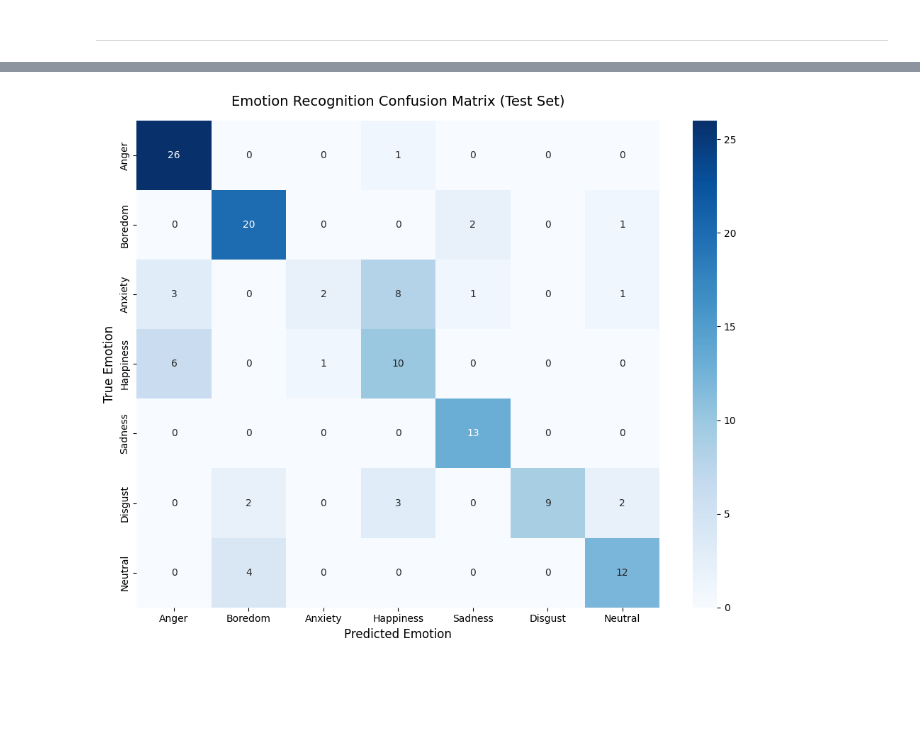
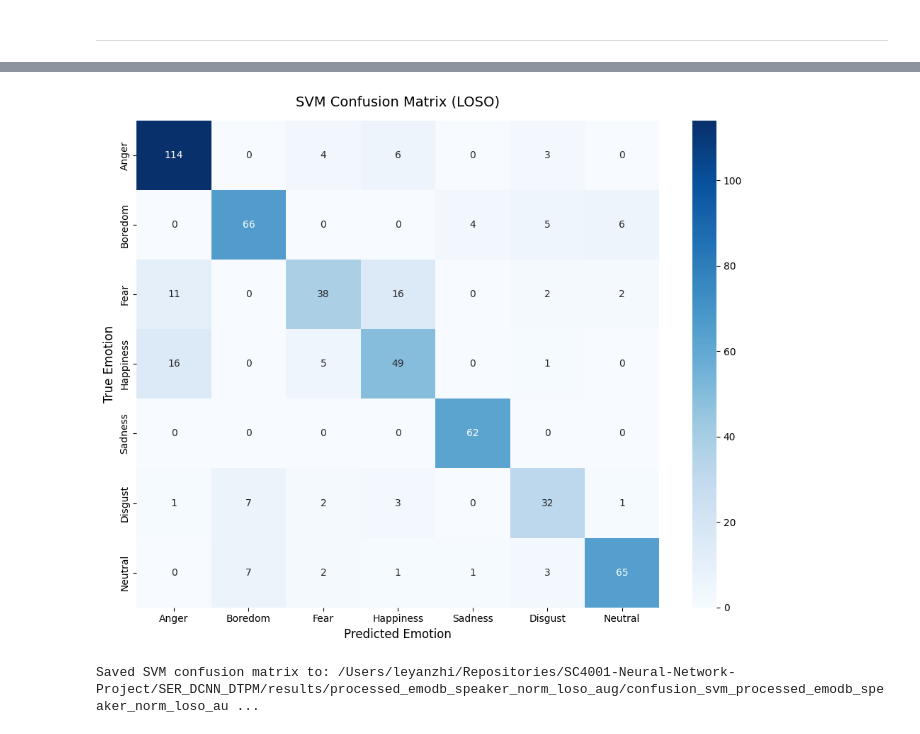
Before and after one commit to zikachuuu/SC4001-Neural-Network-Project, a Jupyter notebook: SER_DCNN_DTPM/2_dcnn_dtpm.ipynb, the cells around one changed output, grey strips where cells are left out. Drawn from its saved outputs; the diff is of its cells as text; code cells hidden in the pictures; blank space fills up the shorter version.

Commit message:
streamlined 2_dcnn_dtpm

```diff
--- a/SER_DCNN_DTPM/2_dcnn_dtpm.ipynb
+++ b/SER_DCNN_DTPM/2_dcnn_dtpm.ipynb
@@ -207,11 +360,13 @@ Validation loss increased, stopping early.
 # %%
-# Run the model on the test set to evaluate its performance
-model.load_state_dict(torch.load(DCNN_PATH, map_location=device))
-test_loss, test_accuracy = evaluate(model, test_loader, criterion)
-test_summary = f"\nTest Loss: {test_loss:.4f}, Test Accuracy: {test_accuracy:.4f}"
-print(test_summary)
+# Evaluate DCNN on test set in original mode; LOSO mode was already evaluated fold-by-fold above
+if SPLIT_MODE == "original":
+    model.load_state_dict(torch.load(DCNN_PATH, map_location=device))
+    test_loss, test_accuracy = evaluate(model, test_loader, criterion)
+    test_summary = f"\nTest Loss: {test_loss:.4f}, Test Accuracy: {test_accuracy:.4f}"
+    print(test_summary)
 
-# Append test summary into the same captured log stream
-if 'dcnn_training_logs' in globals():
-    dcnn_training_logs.append(test_summary.strip())
+    if 'dcnn_training_logs' in globals():
+        dcnn_training_logs.append(test_summary.strip())
+else:
+    print("LOSO mode: skipped single test-set evaluation (already evaluated per fold).")
 # %% [output]
@@ -628,37 +781,31 @@ Complete model successfully trained and saved!
 # %%
 from sklearn.metrics import confusion_matrix
 import matplotlib.pyplot as plt
 import seaborn as sns
 
-# 1. Define the actual string names for EMO-DB in order (0 to 6)
-# Map: 0=Anger(W), 1=Boredom(L), 2=Anxiety(A), 3=Happiness(F), 4=Sadness(T), 5=Disgust(E), 6=Neutral(N)
-EMOTION_NAMES = ['Anger', 'Boredom', 'Anxiety', 'Happiness', 'Sadness', 'Disgust', 'Neutral']
+from utility import EMOTION_ENG_MAP
 
-# 2. Calculate the confusion matrix
-cm = confusion_matrix(y_test_global, predictions)
+EMOTION_NAMES = [EMOTION_ENG_MAP[i] for i in range(len(EMOTION_ENG_MAP))]
+cm = confusion_matrix(y_test_global, predictions, labels=np.arange(len(EMOTION_NAMES)))
 
-# 3. Set up the plot aesthetics
-plt.figure(figsize=(10, 8)) # Slightly larger for better text readability
-sns.heatmap(cm,
-            annot=True,       # Show the numbers inside the boxes
-            fmt='d',          # Format as whole integers (no decimals)
-            cmap='Blues',     # Use a clean blue color gradient
-            xticklabels=EMOTION_NAMES,
-            yticklabels=EMOTION_NAMES)
-
-# 4. Add labels and title
-plt.title('Emotion Recognition Confusion Matrix (Test Set)', fontsize=14, pad=15)
+plt.figure(figsize=(10, 8))
+sns.heatmap(
+    cm,
+    annot=True,
+    fmt='d',
+    cmap='Blues',
+    xticklabels=EMOTION_NAMES,
+    yticklabels=EMOTION_NAMES
+)
+plt.title(f'SVM Confusion Matrix ({SPLIT_MODE.upper()})', fontsize=14, pad=15)
 plt.xlabel('Predicted Emotion', fontsize=12)
 plt.ylabel('True Emotion', fontsize=12)
-
-# Ensure labels don't get cut off when saving
 plt.tight_layout()
 
-# 5. Save the plot to a file BEFORE calling plt.show()
-# dpi=300 ensures it is saved in high resolution (great for presentations/reports)
-plt.savefig(os.path.join(RESULTS_DIR, f'confusion_{DATASET}.png'), dpi=300, bbox_inches='tight')
-
-# 6. Display it in your Jupyter Notebook
+svm_cm_path = os.path.join(RESULTS_DIR, f"confusion_svm_{DATASET}.png")
+plt.savefig(svm_cm_path, dpi=300, bbox_inches='tight')
 plt.show()
+print(f"Saved SVM confusion matrix to: {svm_cm_path}")
 # %% [output]
-[figure, old version]
+[figure, new version]
+Saved SVM confusion matrix to: /Users/leyanzhi/Repositories/SC4001-Neural-Network-Project/SER_DCNN_DTPM/results/processed_emodb_speaker_norm_loso_aug/confusion_svm_processed_emodb_speaker_norm_loso_au ...
```
Also changed, not shown: parts of 15 cells of this notebook, 21 other files.
